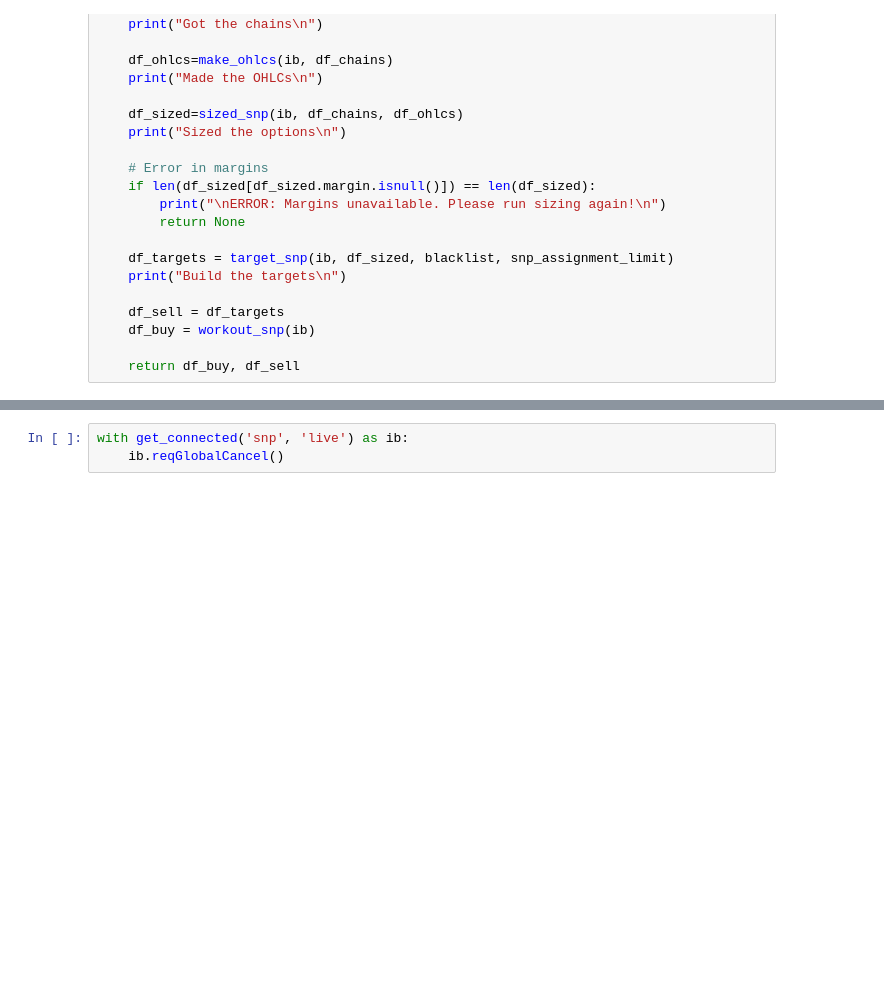
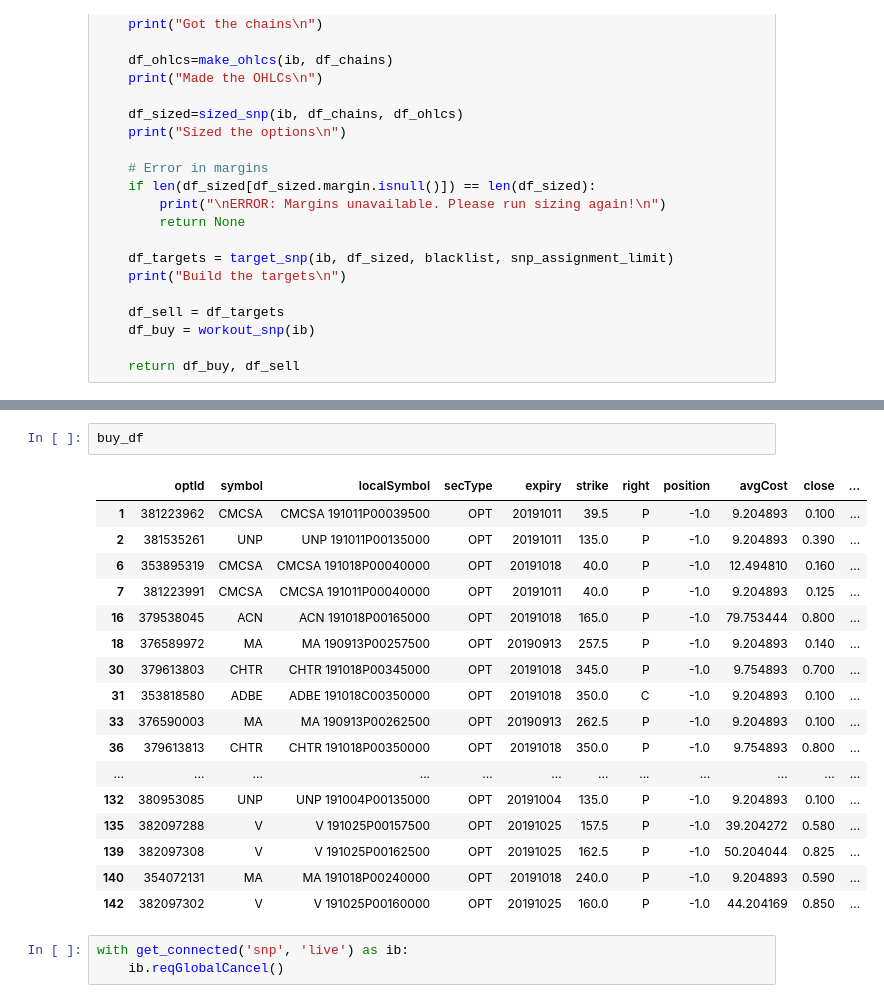
Before and after one commit to reservoirinvest/ibkr, a Jupyter notebook: bin/0main_snp.ipynb, the cells around one changed output, grey strips where cells are left out. Cells and saved outputs as stored; diff of their text form; blank space fills up the shorter version.

```diff
--- a/bin/0main_snp.ipynb
+++ b/bin/0main_snp.ipynb
@@ -194,3 +222,23 @@ len(buy_df)
+# %%
+buy_df
+# %% [output]
+|  | optId | symbol | localSymbol | secType | expiry | strike | right | position | avgCost | close | ... |
+| 1 | 381223962 | CMCSA | CMCSA 191011P00039500 | OPT | 20191011 | 39.5 | P | -1.0 | 9.204893 | 0.100 | ... |
+| 2 | 381535261 | UNP | UNP 191011P00135000 | OPT | 20191011 | 135.0 | P | -1.0 | 9.204893 | 0.390 | ... |
+| 6 | 353895319 | CMCSA | CMCSA 191018P00040000 | OPT | 20191018 | 40.0 | P | -1.0 | 12.494810 | 0.160 | ... |
+| 7 | 381223991 | CMCSA | CMCSA 191011P00040000 | OPT | 20191011 | 40.0 | P | -1.0 | 9.204893 | 0.125 | ... |
+| 16 | 379538045 | ACN | ACN 191018P00165000 | OPT | 20191018 | 165.0 | P | -1.0 | 79.753444 | 0.800 | ... |
+| 18 | 376589972 | MA | MA 190913P00257500 | OPT | 20190913 | 257.5 | P | -1.0 | 9.204893 | 0.140 | ... |
+| 30 | 379613803 | CHTR | CHTR 191018P00345000 | OPT | 20191018 | 345.0 | P | -1.0 | 9.754893 | 0.700 | ... |
+| 31 | 353818580 | ADBE | ADBE 191018C00350000 | OPT | 20191018 | 350.0 | C | -1.0 | 9.204893 | 0.100 | ... |
+| 33 | 376590003 | MA | MA 190913P00262500 | OPT | 20190913 | 262.5 | P | -1.0 | 9.204893 | 0.100 | ... |
+| 36 | 379613813 | CHTR | CHTR 191018P00350000 | OPT | 20191018 | 350.0 | P | -1.0 | 9.754893 | 0.800 | ... |
+| ... | ... | ... | ... | ... | ... | ... | ... | ... | ... | ... | ... |
+| 132 | 380953085 | UNP | UNP 191004P00135000 | OPT | 20191004 | 135.0 | P | -1.0 | 9.204893 | 0.100 | ... |
+| 135 | 382097288 | V | V 191025P00157500 | OPT | 20191025 | 157.5 | P | -1.0 | 39.204272 | 0.580 | ... |
+| 139 | 382097308 | V | V 191025P00162500 | OPT | 20191025 | 162.5 | P | -1.0 | 50.204044 | 0.825 | ... |
+| 140 | 354072131 | MA | MA 191018P00240000 | OPT | 20191018 | 240.0 | P | -1.0 | 9.204893 | 0.590 | ... |
+| 142 | 382097302 | V | V 191025P00160000 | OPT | 20191025 | 160.0 | P | -1.0 | 44.204169 | 0.850 | ... |
 # %%
 with get_connected('snp', 'live') as ib:
     ib.reqGlobalCancel()
```
Also changed, not shown: parts of 3 cells of this notebook, 11 other files.
